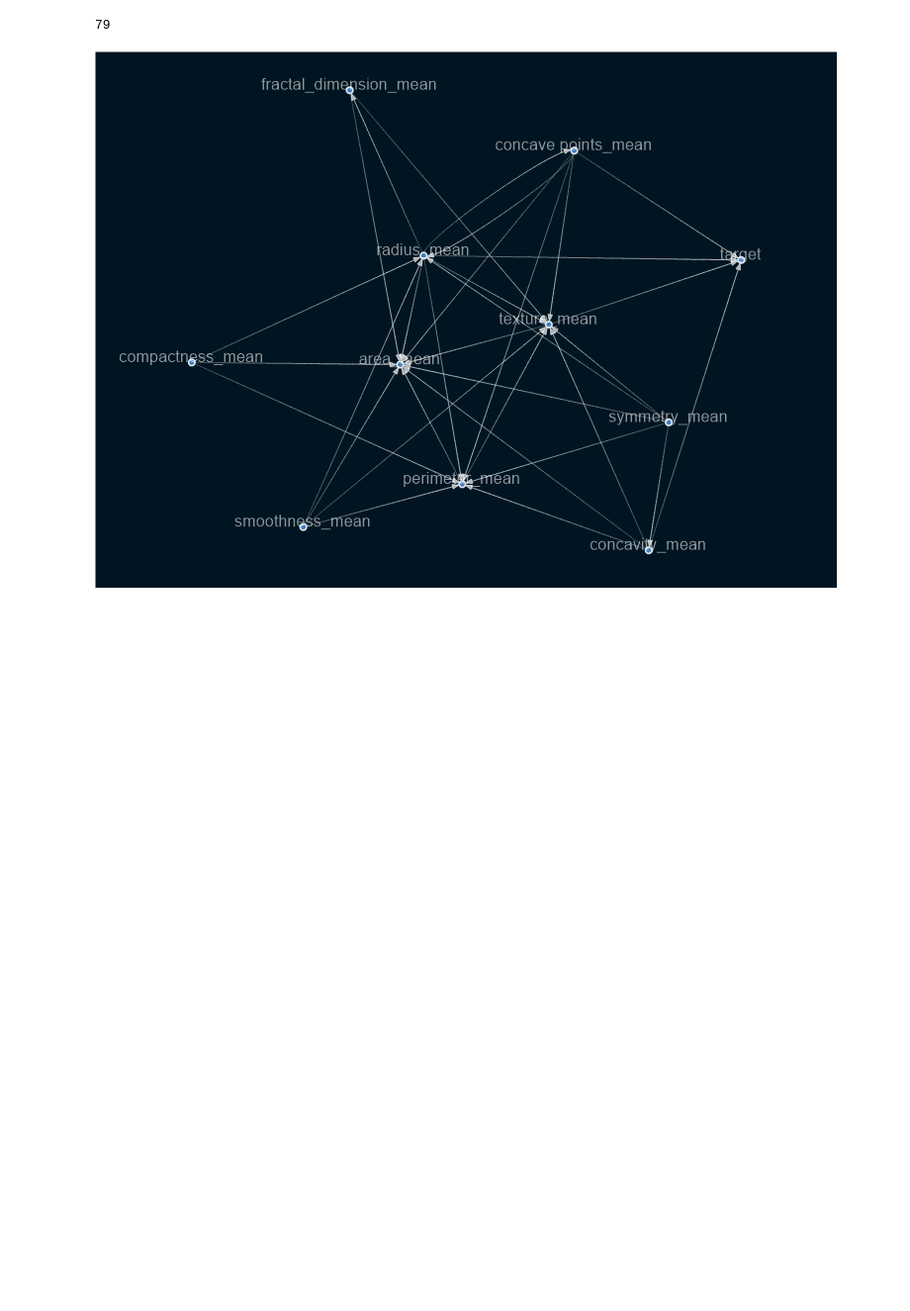
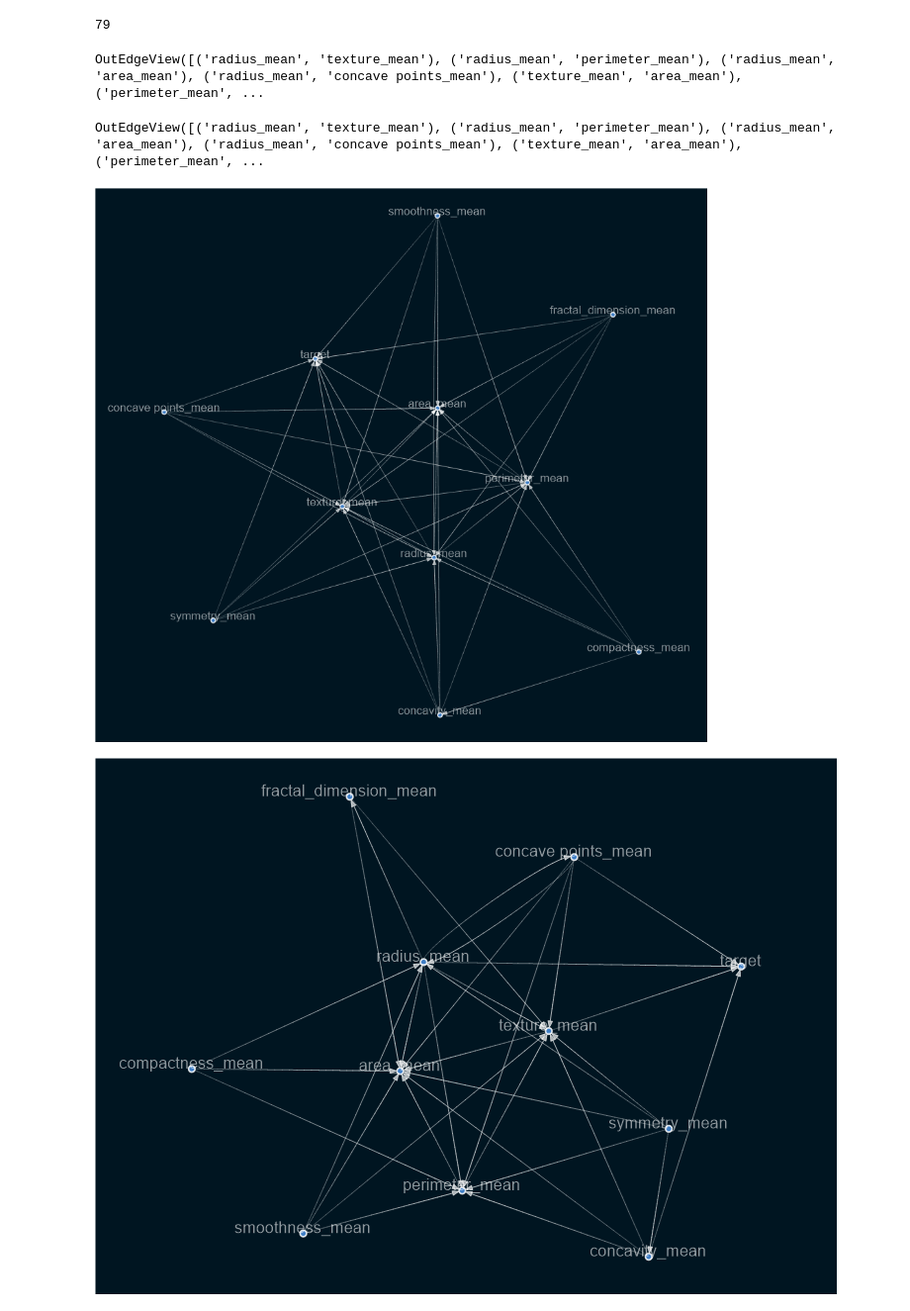
Before and after one commit to benbel376/causal_graph, a Jupyter notebook: notebooks/Causal_Inference.ipynb, the cells around one changed output. Shown: that part at 99% size. Saved outputs shown, nothing was run; the diff lists cells and outputs as text; code cells hidden in the pictures; blank space fills up the shorter version.

```diff
--- a/notebooks/Causal_Inference.ipynb
+++ b/notebooks/Causal_Inference.ipynb
@@ -311,10 +311,11 @@ train_60 = train_df.sample(int(60*factor), random_state=11)
 train_80 = train_df.sample(int(80*factor), random_state=11)
 train_100 = train_df.copy()
 # %%
-def plot_graph(sm):
+def plot_graph(sm, th):
+  sm.remove_edges_below_threshold(th)
   viz = plot_structure(
       sm,
-      graph_attributes={"scale": "2.0", 'size': 2.5},
+      graph_attributes={"scale": "3.0", 'size': 3},
       all_node_attributes=NODE_STYLE.WEAK,
       all_edge_attributes=EDGE_STYLE.WEAK)
   return Image(viz.draw(format='png'))
@@ -325 +331,15 @@ sm60 = from_pandas(train_60, tabu_parent_nodes=["target"])
+# %%
+g2 = ground_truth
+g2.remove_edges_below_threshold(0.8, )
+g2.edges
+# %% [output]
+OutEdgeView([('radius_mean', 'texture_mean'), ('radius_mean', 'perimeter_mean'), ('radius_mean', 'area_mean'), ('radius_mean', 'concave points_mean'), ('texture_mean', 'area_mean'), ('perimeter_mean', ...
+# %%
+ground_truth.edges
+# %% [output]
+OutEdgeView([('radius_mean', 'texture_mean'), ('radius_mean', 'perimeter_mean'), ('radius_mean', 'area_mean'), ('radius_mean', 'concave points_mean'), ('texture_mean', 'area_mean'), ('perimeter_mean', ...
+# %%
+plot_graph(, 0.1)
+# %% [output]
+[figure, added]
 # %%
```
Also changed, not shown: parts of 4 cells of this notebook.
